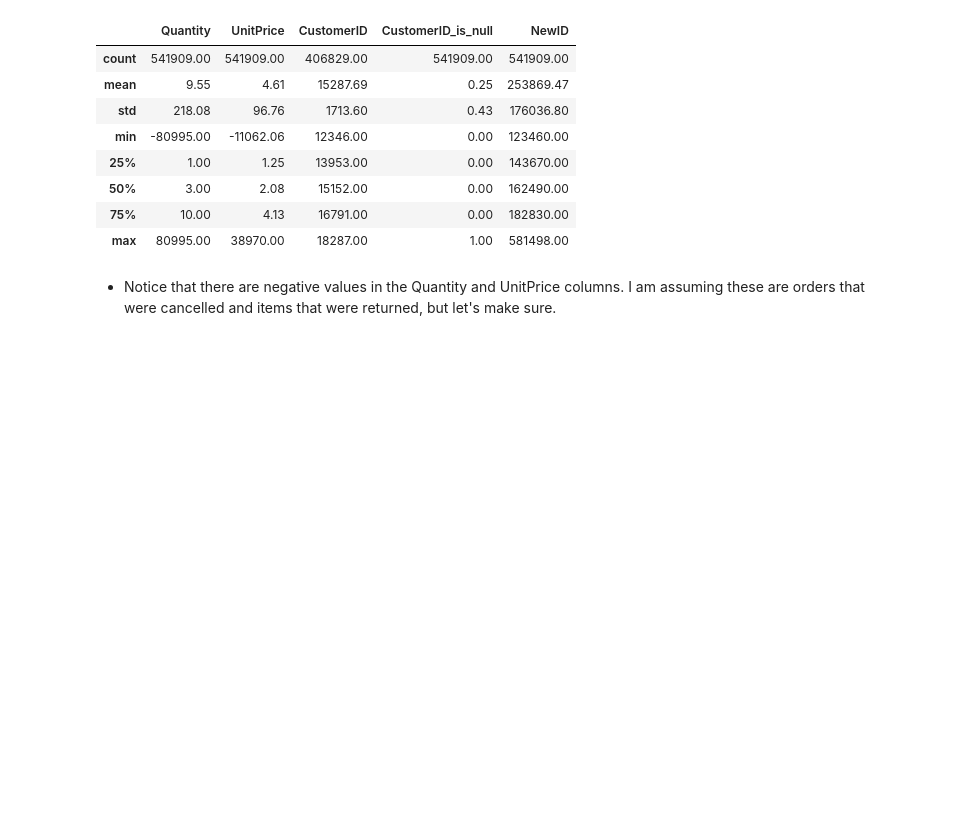
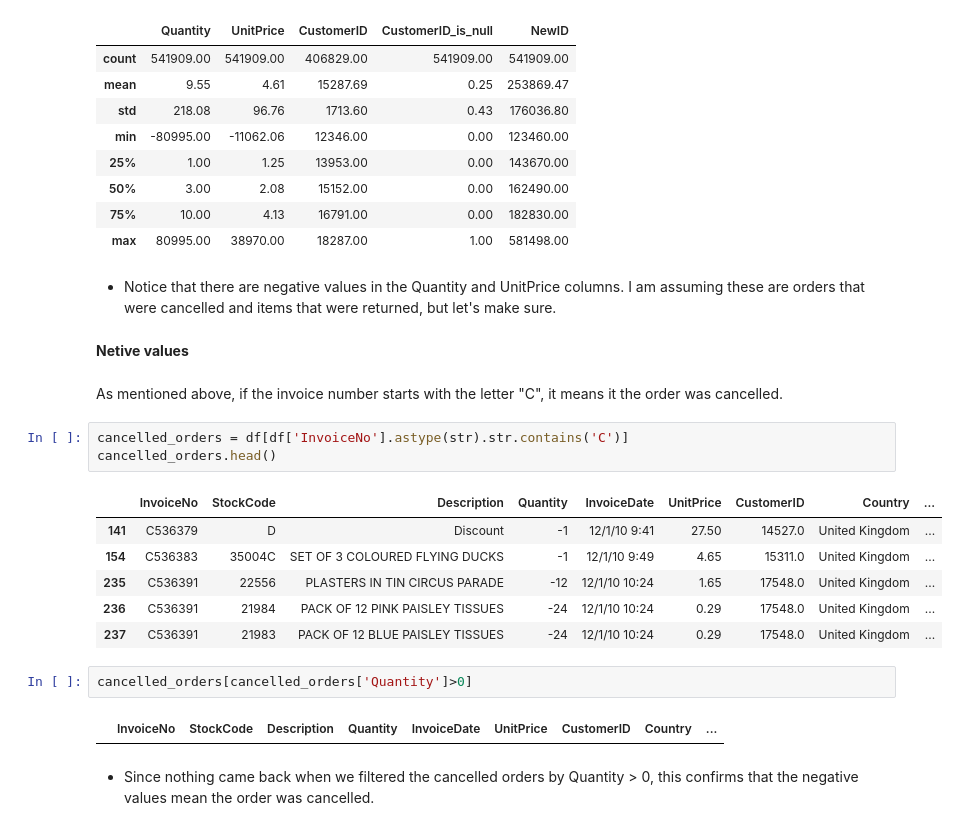
Before and after one commit to Ranjitkumarmuduli/Capstone-Project--4, a Jupyter notebook: Online_Retail_Customer_Segmentation_Capstone_Project.ipynb, the cells around one changed output. Cells and saved outputs as stored; diff of their text form; blank space fills up the shorter version.

```diff
--- a/Online_Retail_Customer_Segmentation_Capstone_Project.ipynb
+++ b/Online_Retail_Customer_Segmentation_Capstone_Project.ipynb
@@ -283,3 +283,23 @@ df.describe()
 | max | 80995.00 | 38970.00 | 18287.00 | 1.00 | 581498.00 |
 # %% [markdown]
 * Notice that there are negative values in the Quantity and UnitPrice columns. I am assuming these are orders that were cancelled and items that were returned, but let's make sure.
+# %% [markdown]
+**Netive values**
+# %% [markdown]
+As mentioned above, if the invoice number starts with the letter "C", it means it the order was cancelled.
+# %%
+cancelled_orders = df[df['InvoiceNo'].astype(str).str.contains('C')]
+cancelled_orders.head()
+# %% [output]
+|  | InvoiceNo | StockCode | Description | Quantity | InvoiceDate | UnitPrice | CustomerID | Country | ... |
+| 141 | C536379 | D | Discount | -1 | 12/1/10 9:41 | 27.50 | 14527.0 | United Kingdom | ... |
+| 154 | C536383 | 35004C | SET OF 3 COLOURED FLYING DUCKS | -1 | 12/1/10 9:49 | 4.65 | 15311.0 | United Kingdom | ... |
+| 235 | C536391 | 22556 | PLASTERS IN TIN CIRCUS PARADE | -12 | 12/1/10 10:24 | 1.65 | 17548.0 | United Kingdom | ... |
+| 236 | C536391 | 21984 | PACK OF 12 PINK PAISLEY TISSUES | -24 | 12/1/10 10:24 | 0.29 | 17548.0 | United Kingdom | ... |
+| 237 | C536391 | 21983 | PACK OF 12 BLUE PAISLEY TISSUES | -24 | 12/1/10 10:24 | 0.29 | 17548.0 | United Kingdom | ... |
+# %%
+cancelled_orders[cancelled_orders['Quantity']>0]
+# %% [output]
+|  | InvoiceNo | StockCode | Description | Quantity | InvoiceDate | UnitPrice | CustomerID | Country | ... |
+# %% [markdown]
+* Since nothing came back when we filtered the cancelled orders by Quantity > 0, this confirms that the negative values mean the order was cancelled.
```
Also changed, not shown: parts of 1 cell of this notebook.
